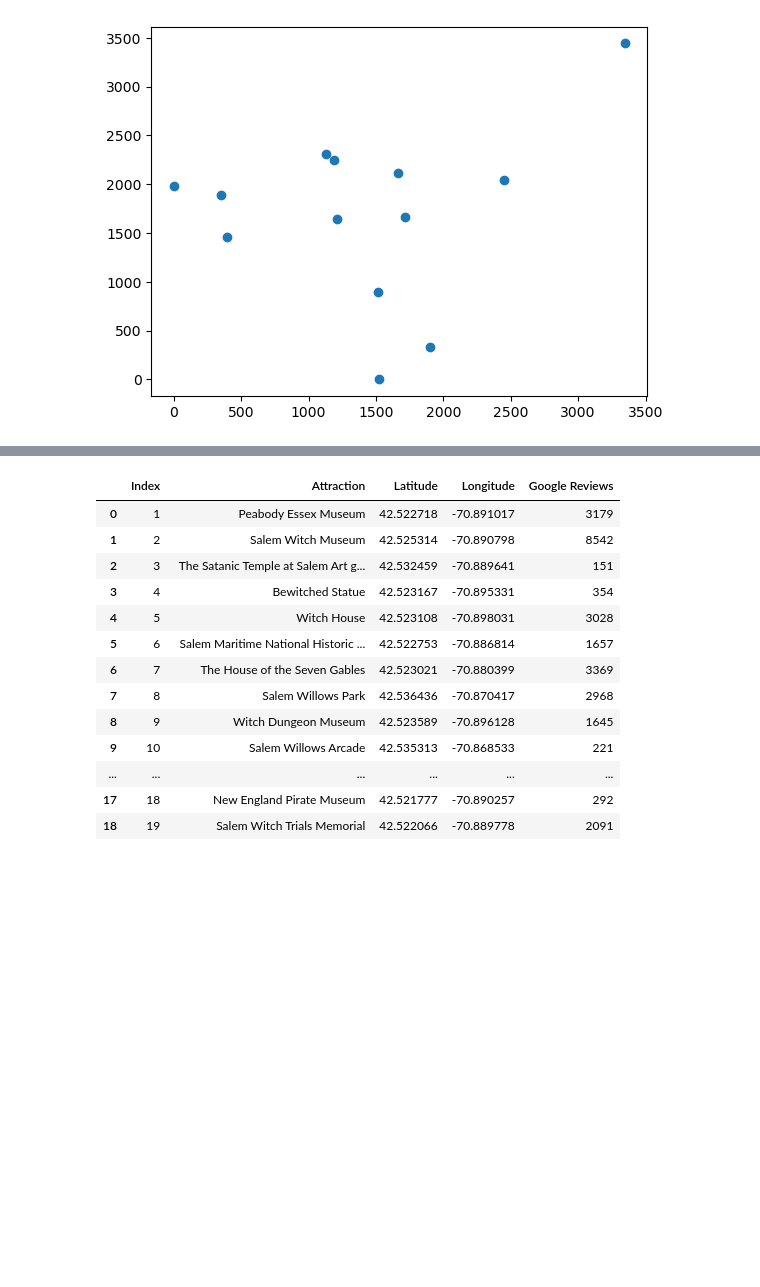
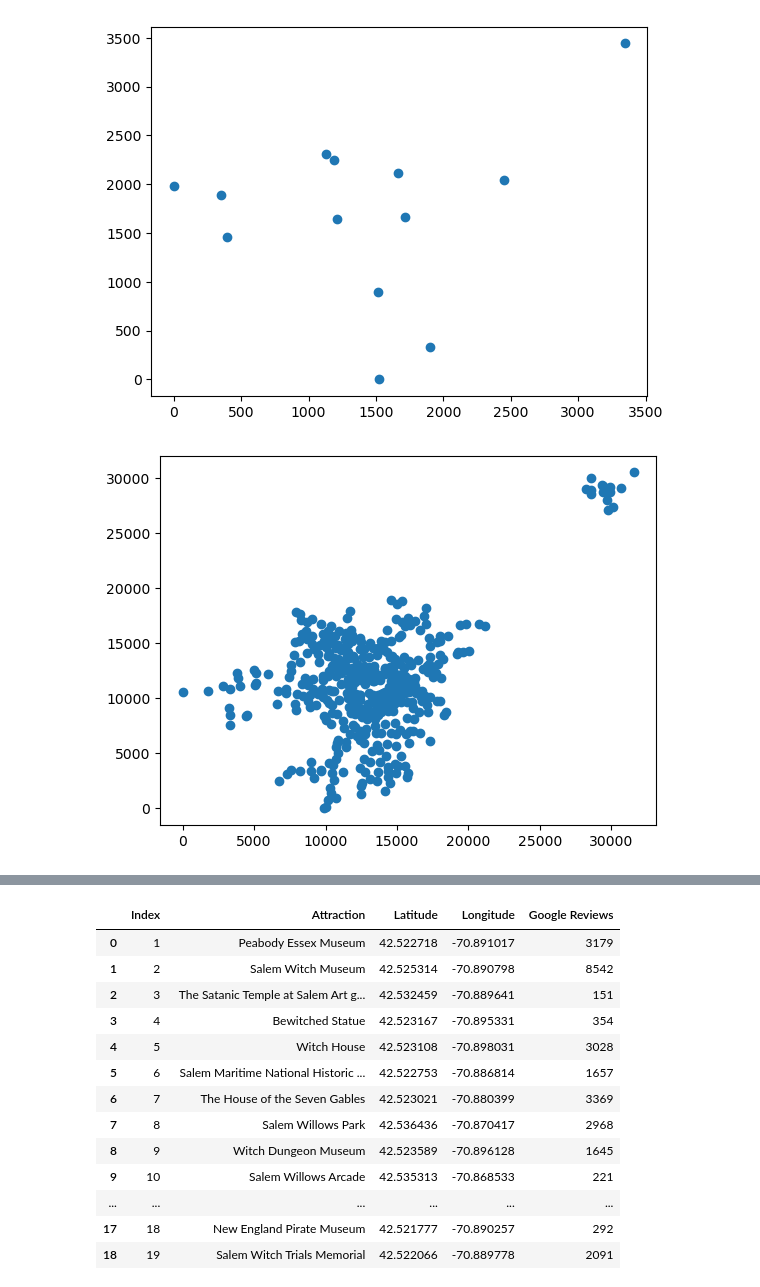
Before and after one commit to aderaustmit/bluebikes, a Jupyter notebook: salem_plotting.ipynb, the cells around one changed output, grey strips where cells are left out. Cells and saved outputs as stored; diff of their text form; code cells hidden in the pictures; blank space fills up the shorter version.

Commit message:
add plotting

```diff
--- a/salem_plotting.ipynb
+++ b/salem_plotting.ipynb
@@ -12,3 +12,5 @@ pd.set_option('display.max_columns', 500)
 salem_demand_raw = pd.read_csv('inputs/salem_demand.csv')
 salem_demand_raw.columns = [c.replace(' ', '_') for c in salem_demand_raw.columns]
 salem_demand_df = salem_demand_raw.drop(columns = ['Unnamed:_0'])
+
+stations_demand = pd.read_csv('data/stations.csv', header = 1)
@@ -72,3 +90,11 @@ plt.scatter(x_list, y_list)
 plt.show()
 # %% [output]
 [figure]
+# %%
+stations_demand = add_x_y(stations_demand)
+x_list = stations_demand["xnew"].values
+y_list = stations_demand["ynew"].values
+plt.scatter(x_list, y_list)
+plt.show()
+# %% [output]
+[figure, added]
```
Also changed, not shown: parts of 10 cells of this notebook.
